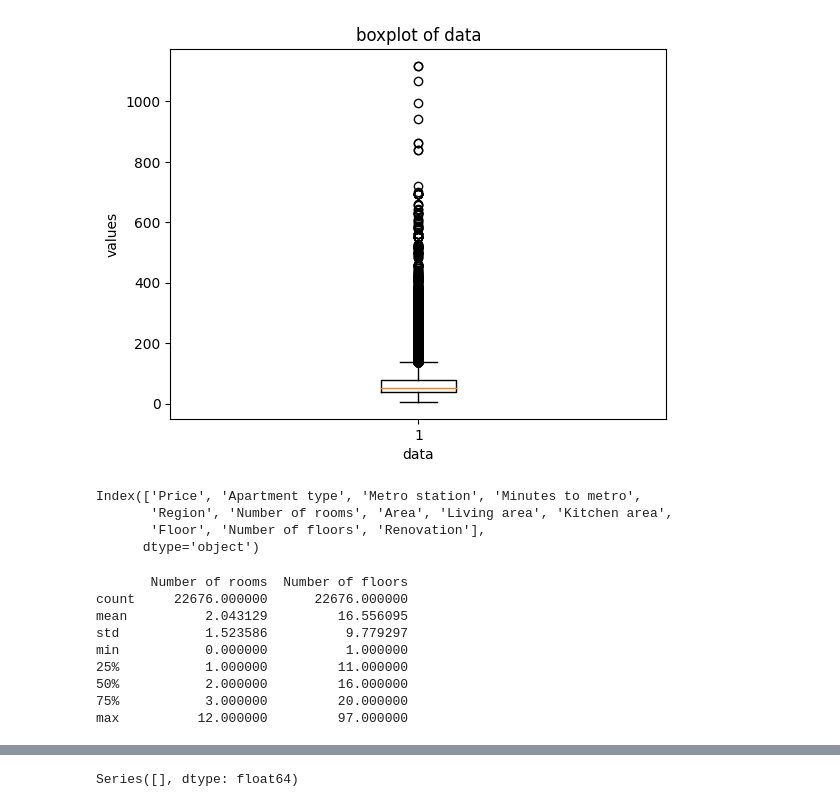
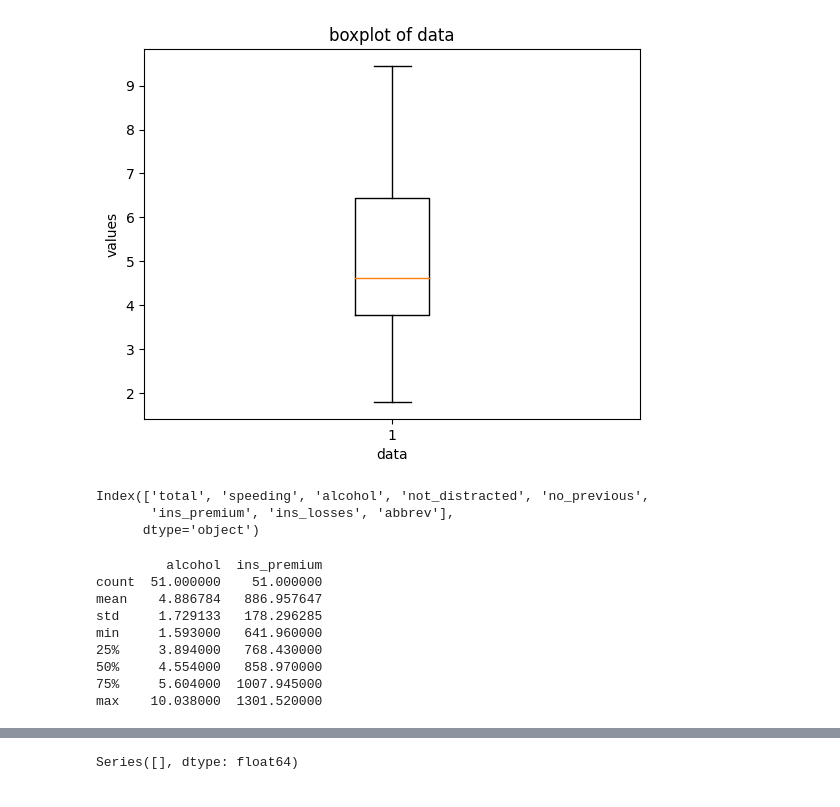
Before and after one commit to jaryal2004/jaryal2004, a Jupyter notebook: AIML.ipynb, the cells around one changed output, grey strips where cells are left out. Drawn from its saved outputs; the diff is of its cells as text; code cells hidden in the pictures.

```diff
--- a/AIML.ipynb
+++ b/AIML.ipynb
@@ -6,6 +6,6 @@ import pandas as pd
 import matplotlib.pyplot as plt
 import seaborn as sns
 # %%
-df = pd.read_csv('/content/data.csv')
+df = pd.read_csv('/content/car_crashes.csv')
 print(df)
 # %% [output]
@@ -86,17 +79,16 @@ plt.show()
 # %%
-data=df['Area']
+data=df['speeding']
 plt.boxplot(data)
 plt.title('boxplot of data')
 plt.xlabel('data')
 plt.ylabel('values')
 plt.show()
 # %% [output]
-[figure, old version]
+[figure, new version]
 # %%
 print(df.columns)
 # %% [output]
-Index(['Price', 'Apartment type', 'Metro station', 'Minutes to metro',
-       'Region', 'Number of rooms', 'Area', 'Living area', 'Kitchen area',
-       'Floor', 'Number of floors', 'Renovation'],
+Index(['total', 'speeding', 'alcohol', 'not_distracted', 'no_previous',
+       'ins_premium', 'ins_losses', 'abbrev'],
       dtype='object')
 # %%
@@ -104,17 +96,17 @@ y=df.Price
 # %%
-df_feature=['Number of rooms','Number of floors']
+df_feature=['alcohol','ins_premium']
 x=df[df_feature]
 print(x.describe())
 # %% [output]
-       Number of rooms  Number of floors
-count     22676.000000      22676.000000
-mean          2.043129         16.556095
-std           1.523586          9.779297
-min           0.000000          1.000000
-25%           1.000000         11.000000
-50%           2.000000         16.000000
-75%           3.000000         20.000000
-max          12.000000         97.000000
+         alcohol  ins_premium
+count  51.000000    51.000000
+mean    4.886784   886.957647
+std     1.729133   178.296285
+min     1.593000   641.960000
+25%     3.894000   768.430000
+50%     4.554000   858.970000
+75%     5.604000  1007.945000
+max    10.038000  1301.520000
 # %%
 x.head()
 # %% [output]
```
Also changed, not shown: parts of 22 cells of this notebook.
